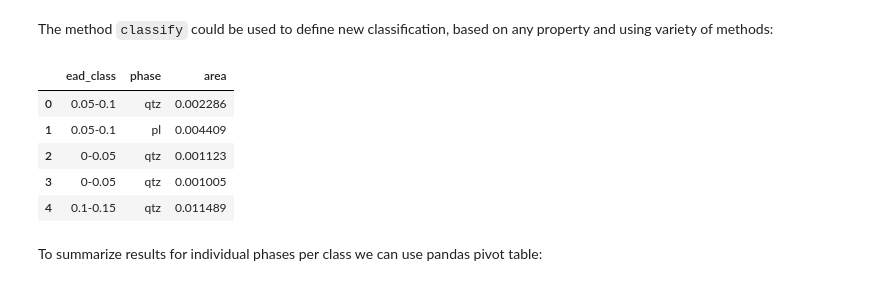
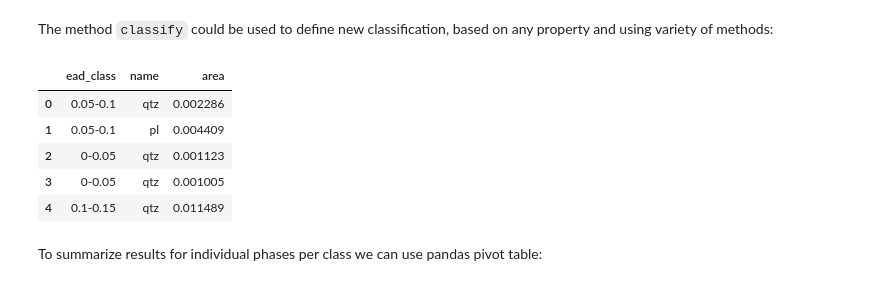
Before and after one commit to ondrolexa/polylx, a Jupyter notebook: polylx_tutorial.ipynb, the cells around one changed output. Drawn from its saved outputs; the diff is of its cells as text; code cells hidden in the pictures.

```diff
--- a/polylx_tutorial.ipynb
+++ b/polylx_tutorial.ipynb
@@ -120,16 +122,15 @@ g.groups('ead', 'area', 'la', 'sa').describe()
 The method `classify` could be used to define new classification, based on any property and using variety of methods:
 # %%
 g.classify('ead', 'user', np.arange(0,0.7,0.05))
+df = g.df('class', 'name', 'area')
+df.head()
+# %% [output]
+|  | ead_class | name | area |
+| 0 | 0.05-0.1 | qtz | 0.002286 |
+| 1 | 0.05-0.1 | pl | 0.004409 |
+| 2 | 0-0.05 | qtz | 0.001123 |
+| 3 | 0-0.05 | qtz | 0.001005 |
+| 4 | 0.1-0.15 | qtz | 0.011489 |
-# %%
-df = g.df('class', 'phase', 'area')
-df.head()
-# %% [output]
-|  | ead_class | phase | area |
-| 0 | 0.05-0.1 | qtz | 0.002286 |
-| 1 | 0.05-0.1 | pl | 0.004409 |
-| 2 | 0-0.05 | qtz | 0.001123 |
-| 3 | 0-0.05 | qtz | 0.001005 |
-| 4 | 0.1-0.15 | qtz | 0.011489 |
 # %% [markdown]
 To summarize results for individual phases per class we can use pandas pivot table:
 # %%
```
Also changed, not shown: parts of 9 cells of this notebook, 6 other files.
